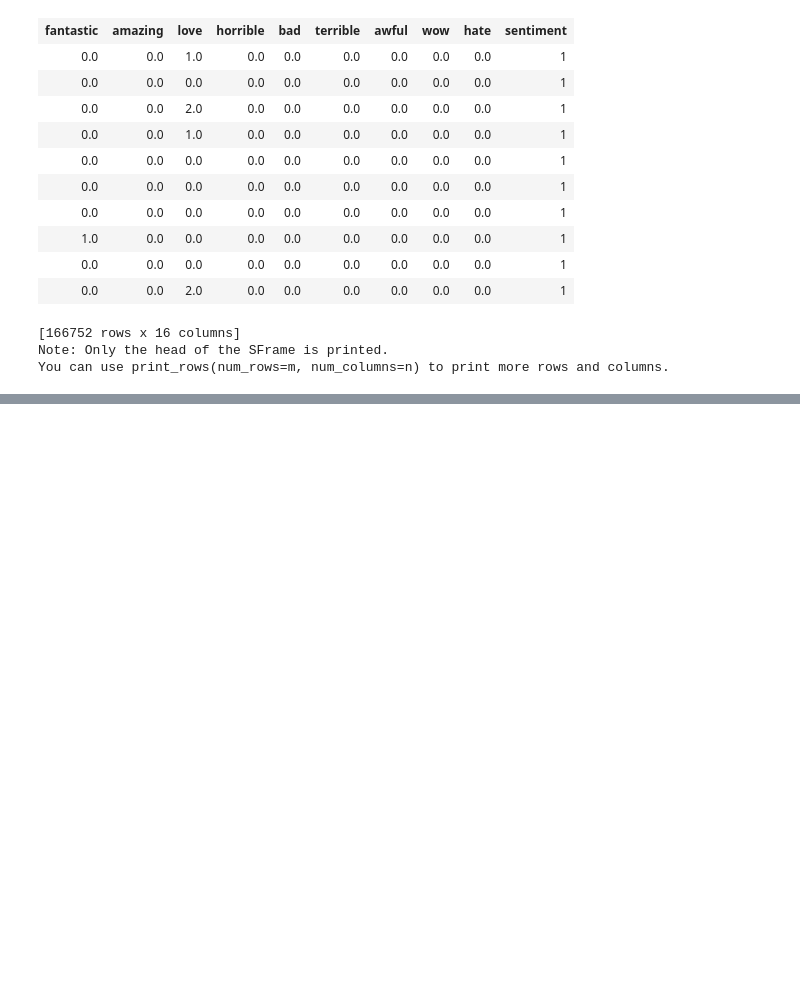
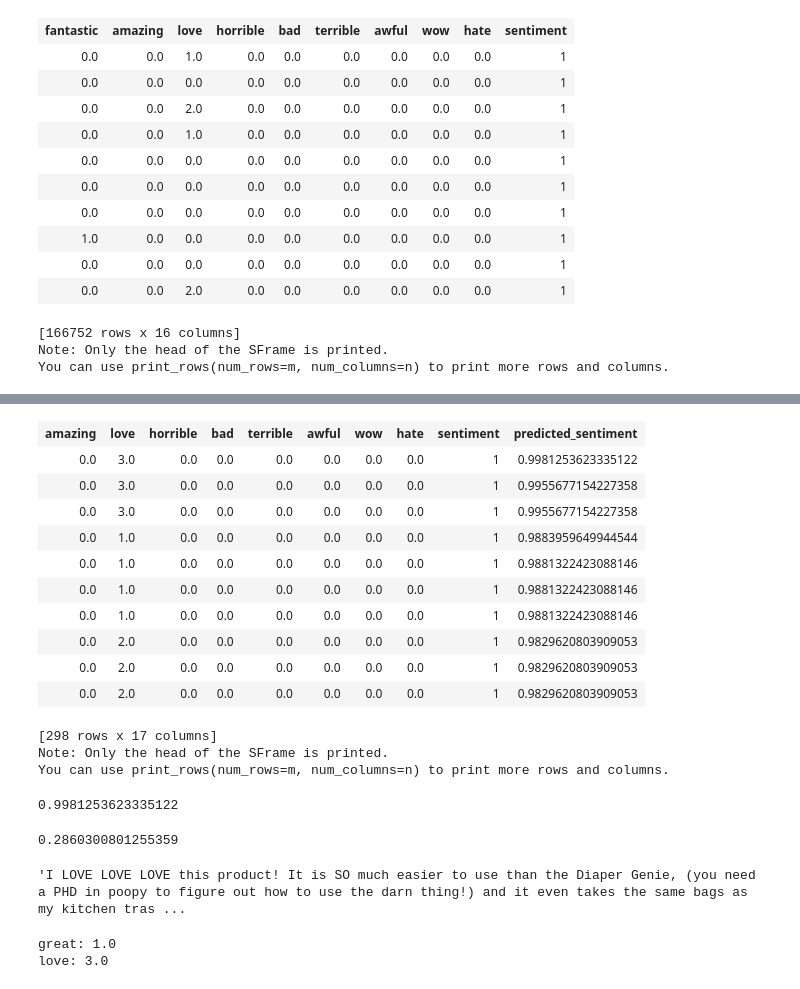
Before and after one commit to aamirkhanq/Machine-Learning-Foundations, a Jupyter notebook: Course1/Week3/SzUXweJcEemm5A4ynZyB2A_bd10e156b580492aa1f9f8a56521b169_FND03-NB01.ipynb/Week 3 Programming Assignment.ipynb, the cells around one changed output, grey strips where cells are left out. Cells and saved outputs as stored; diff of their text form; code cells hidden in the pictures; blank space fills up the shorter version.

```diff
--- a/Course1/Week3/SzUXweJcEemm5A4ynZyB2A_bd10e156b580492aa1f9f8a56521b169_FND03-NB01.ipynb/Week 3 Programming Assignment.ipynb
+++ b/Course1/Week3/SzUXweJcEemm5A4ynZyB2A_bd10e156b580492aa1f9f8a56521b169_FND03-NB01.ipynb/Week 3 Programming Assignment.ipynb
@@ -83,0 +226,5 @@ You can use print_rows(num_rows=m, num_columns=n) to print more rows and columns
+# %%
+diaper_champ_reviews = diaper_champ_reviews.sort('predicted_sentiment', ascending=False)
+# %%
+diaper_champ_reviews
+# %% [output]
@@ -83,0 +242,33 @@ You can use print_rows(num_rows=m, num_columns=n) to print more rows and columns
+| amazing | love | horrible | bad | terrible | awful | wow | hate | sentiment | predicted_sentiment |
+| 0.0 | 3.0 | 0.0 | 0.0 | 0.0 | 0.0 | 0.0 | 0.0 | 1 | 0.9981253623335122 |
+| 0.0 | 3.0 | 0.0 | 0.0 | 0.0 | 0.0 | 0.0 | 0.0 | 1 | 0.9955677154227358 |
+| 0.0 | 3.0 | 0.0 | 0.0 | 0.0 | 0.0 | 0.0 | 0.0 | 1 | 0.9955677154227358 |
+| 0.0 | 1.0 | 0.0 | 0.0 | 0.0 | 0.0 | 0.0 | 0.0 | 1 | 0.9883959649944544 |
+| 0.0 | 1.0 | 0.0 | 0.0 | 0.0 | 0.0 | 0.0 | 0.0 | 1 | 0.9881322423088146 |
+| 0.0 | 1.0 | 0.0 | 0.0 | 0.0 | 0.0 | 0.0 | 0.0 | 1 | 0.9881322423088146 |
+| 0.0 | 1.0 | 0.0 | 0.0 | 0.0 | 0.0 | 0.0 | 0.0 | 1 | 0.9881322423088146 |
+| 0.0 | 2.0 | 0.0 | 0.0 | 0.0 | 0.0 | 0.0 | 0.0 | 1 | 0.9829620803909053 |
+| 0.0 | 2.0 | 0.0 | 0.0 | 0.0 | 0.0 | 0.0 | 0.0 | 1 | 0.9829620803909053 |
+| 0.0 | 2.0 | 0.0 | 0.0 | 0.0 | 0.0 | 0.0 | 0.0 | 1 | 0.9829620803909053 |
+[298 rows x 17 columns]
+Note: Only the head of the SFrame is printed.
+You can use print_rows(num_rows=m, num_columns=n) to print more rows and columns.
+# %%
+diaper_champ_reviews[0]['predicted_sentiment']
+# %% [output]
+0.9981253623335122
+# %%
+diaper_champ_reviews[-1]['predicted_sentiment']
+# %% [output]
+0.2860300801255359
+# %%
+diaper_champ_reviews[0]['review']
+# %% [output]
+'I LOVE LOVE LOVE this product! It is SO much easier to use than the Diaper Genie, (you need a PHD in poopy to figure out how to use the darn thing!) and it even takes the same bags as my kitchen tras ...
+# %%
+for word in selected_words:
+    if word in diaper_champ_reviews['word_count'][0]:
+        print(word + ': '+str(diaper_champ_reviews['word_count'][0][word]))
+# %% [output]
+great: 1.0
+love: 3.0
```
Also changed, not shown: parts of 15 cells of this notebook, 1 other file.
